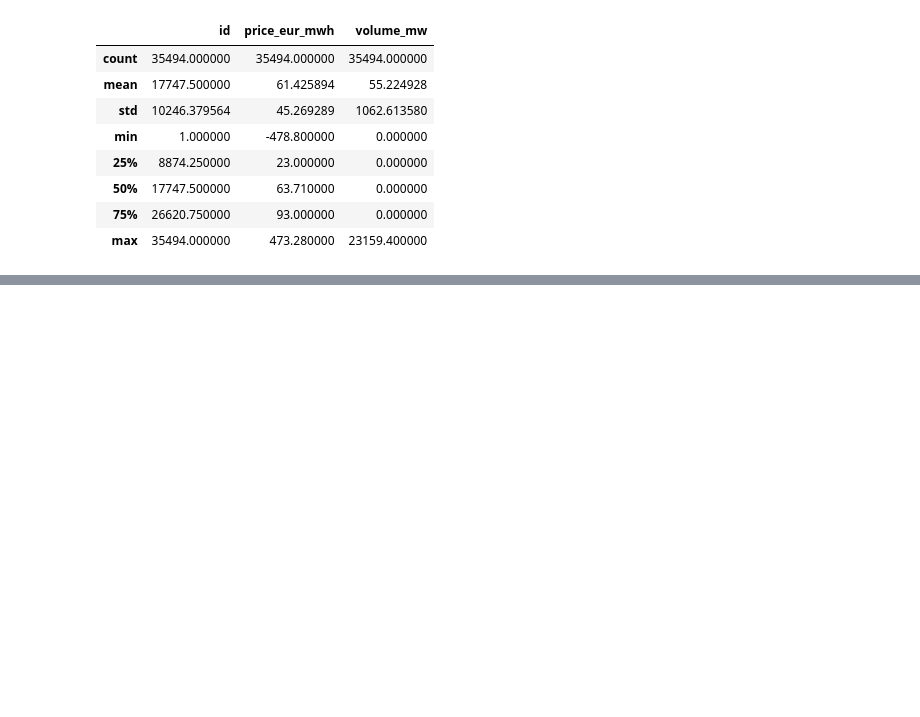
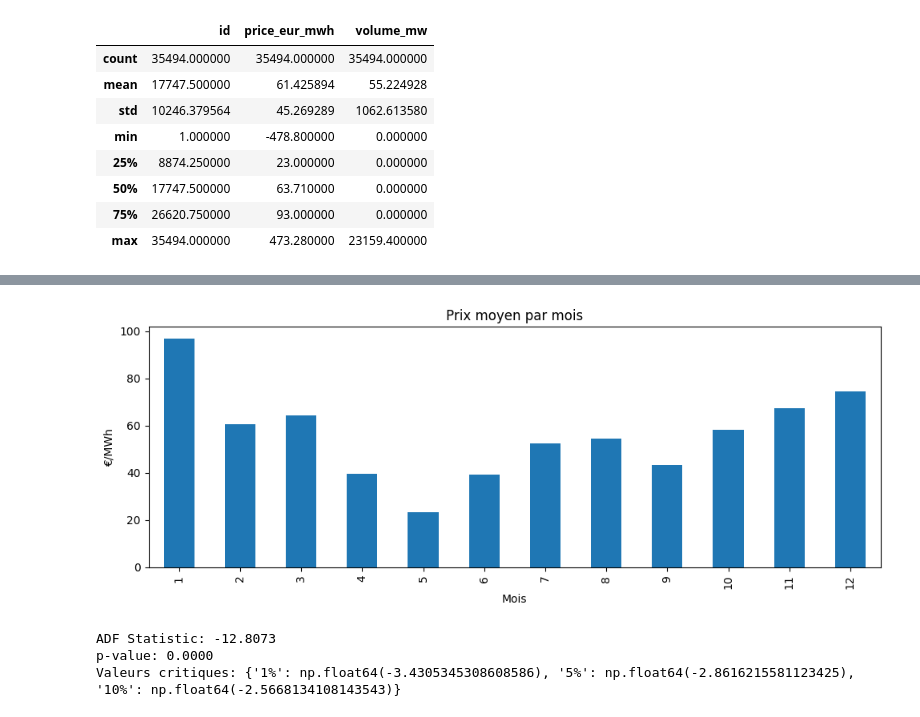
Before and after one commit to fork71enthropy/ElectricityPricing2026_FR, a Jupyter notebook: 01_exploratory.ipynb, the cells around one changed output, grey strips where cells are left out. Cells and saved outputs as stored; diff of their text form; code cells hidden in the pictures; blank space fills up the shorter version.

```diff
--- a/01_exploratory.ipynb
+++ b/01_exploratory.ipynb
@@ -43,0 +77,25 @@ df.describe()
+# %%
+df['month'] = df.index.month
+df.groupby('month')['price_eur_mwh'].mean().plot(
+    kind='bar', figsize=(10, 4),
+    title='Prix moyen par mois'
+)
+plt.xlabel('Mois')
+plt.ylabel('€/MWh')
+plt.tight_layout()
+plt.show()
+# %% [output]
+[figure, added]
+# %%
+from statsmodels.tsa.stattools import adfuller
+'''
+
+'''
+result = adfuller(df['price_eur_mwh'].dropna())
+print(f"ADF Statistic: {result[0]:.4f}")
+print(f"p-value: {result[1]:.4f}")
+print(f"Valeurs critiques: {result[4]}")
+# %% [output]
+ADF Statistic: -12.8073
+p-value: 0.0000
+Valeurs critiques: {'1%': np.float64(-3.4305345308608586), '5%': np.float64(-2.8616215581123425), '10%': np.float64(-2.5668134108143543)}
```
Also changed, not shown: parts of 4 cells of this notebook, 2 other files.
